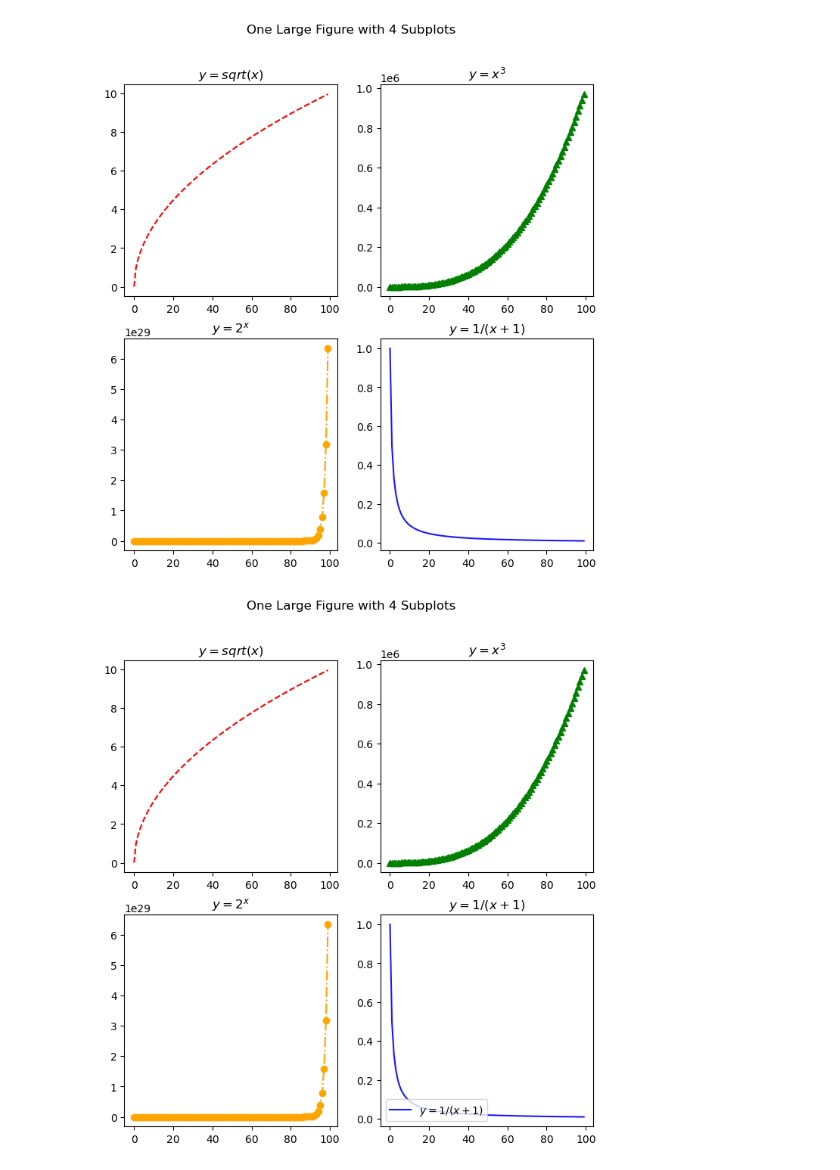
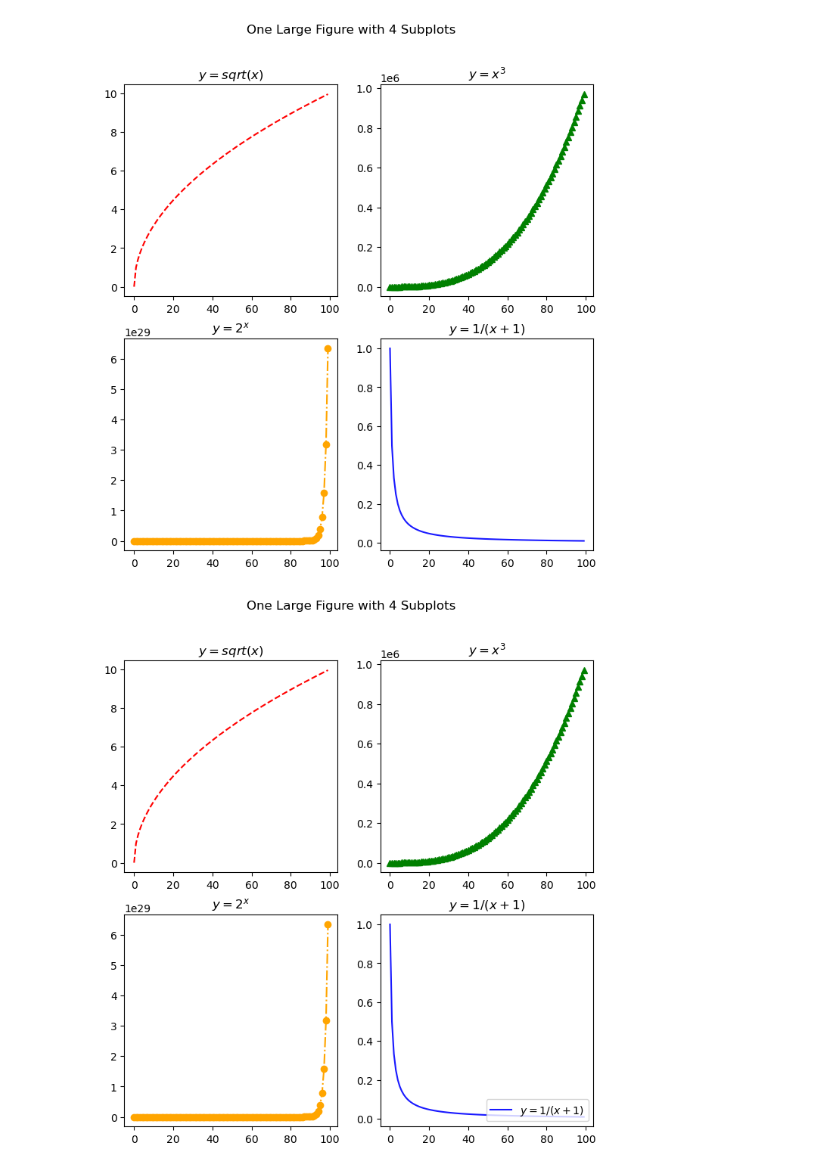
Before and after one commit to Saul-Gonzalez3/ds-libraries-exercises, a Jupyter notebook: matplotlib_exercises.ipynb, the cells around one changed output. Saved outputs shown, nothing was run; the diff lists cells and outputs as text; code cells hidden in the pictures.

```diff
--- a/matplotlib_exercises.ipynb
+++ b/matplotlib_exercises.ipynb
@@ -122,32 +122,32 @@ x2 = range(100)
 y2 = [n*n*n for n in x]
 x3 = range(100)
 y3 = [2**n for n in x]
 x4 = range(100)
 y4 = [1/(n+1) for n in x]
 
 
 plt.figure(figsize=(8,8))
 plt.suptitle('One Large Figure with 4 Subplots')
 
 plt.subplot(221)
 plt.plot(x, y1, color='r', ls='--', label='$y=sqrt(x)$')
 plt.title('$y=sqrt(x)$')
 
 plt.subplot(222)
 plt.plot(x, y2, color='g', ls='--', marker='^', label='$y=x^3$')
 plt.title('$y=x^3$')
 
 plt.subplot(223)
 plt.plot(x, y3, color='orange', ls='-.', marker='o', label='$y=2^x$')
 plt.title('$y=2^x$')
 
 plt.subplot(224)
 plt.plot(x, y4, color='blue', alpha=0.9, label='$y=1/(x+1)$')
 plt.title('$y=1/(x+1)$')
 
-plt.legend(loc= 'lower left') #You have to put labels with this
+plt.legend(loc= 'lower right') #You have to put labels with this
 
 
 plt.show()
 # %% [output]
-[figure, old version]
+[figure, new version]
```
Also changed, not shown: parts of 2 cells of this notebook.
